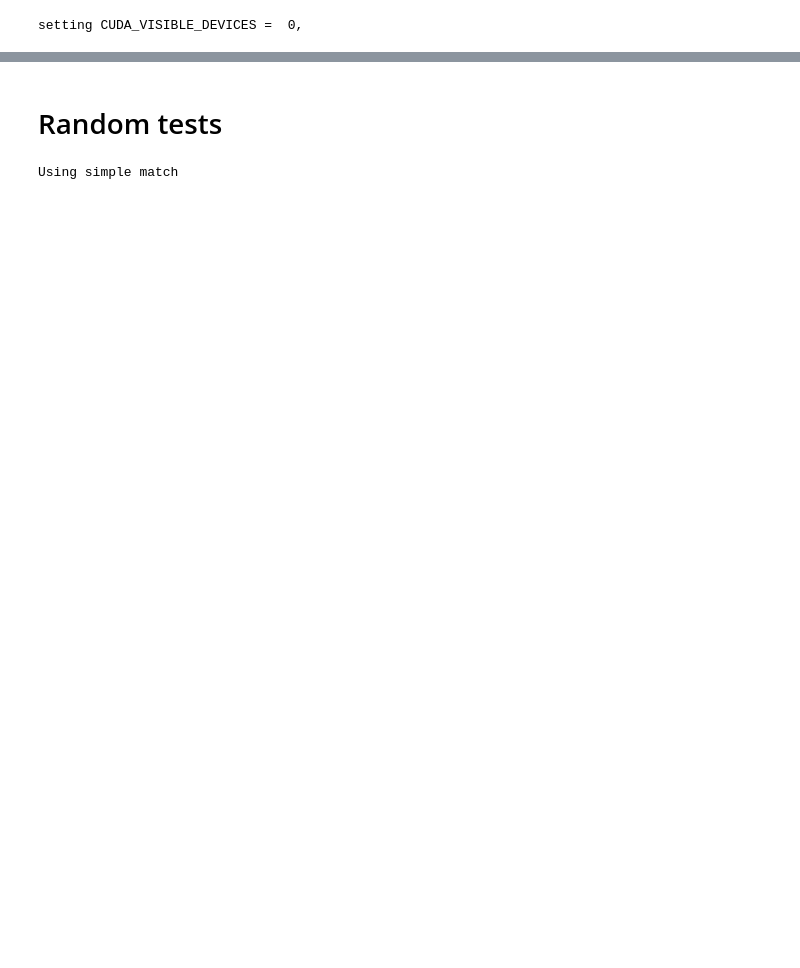
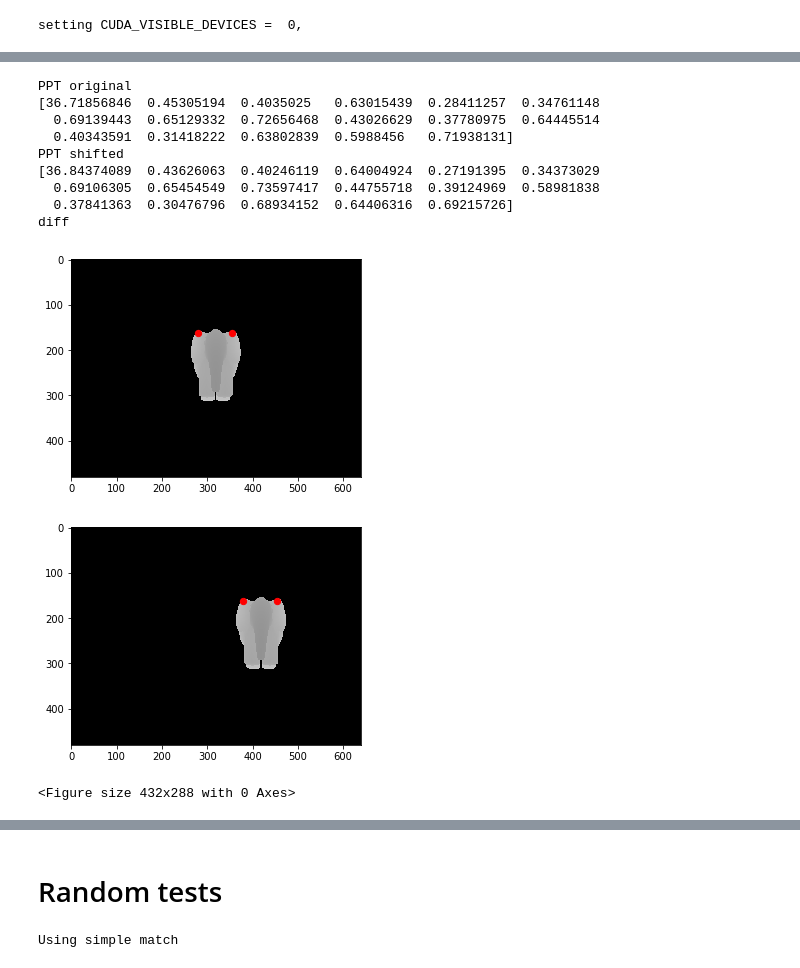
Before and after one commit to dtseng/pytorch-dense-correspondence, a Jupyter notebook: dense_correspondence/experiments/mech_search/simple_orb_correspondence.ipynb, the cells around one changed output, grey strips where cells are left out. Drawn from its saved outputs; the diff is of its cells as text; code cells hidden in the pictures; blank space fills up the shorter version.

```diff
--- a/dense_correspondence/experiments/mech_search/simple_orb_correspondence.ipynb
+++ b/dense_correspondence/experiments/mech_search/simple_orb_correspondence.ipynb
@@ -306,3 +330,47 @@ ZeroDivisionError: integer division or modulo by zero
+# %%
+plt.imshow(target)
+
+uv_A = [279, 161]
+uv_B = [355, 161]
+
+ppt1 = compute_PPT_feature(uv_A, uv_B, target, target_descriptors, camera_intrinsics, distance_weight=1)
+print("PPT original")
+print(ppt1)
+plt.scatter(x=[279, 355], y=[161, 161], c='r', s=40)
+plt.figure()
+
+plt.imshow(heap)
+
+uv_A = [379, 161]
+uv_B = [455, 161]
+ppt2 = compute_PPT_feature(uv_A, uv_B, heap, heap_descriptors, camera_intrinsics, distance_weight=1)
+plt.scatter(x=[379, 455], y=[161, 161], c='r', s=40)
+plt.figure()
+print("PPT shifted")
+print(ppt2)
+print("diff")
+
+
+# plt.imshow(heap)
+# plt.scatter(x=[485, 465], y=[68, 86], c='r', s=40)
+# plt.figure()
+
+# thoughts:
+#
+# only consider PPTs whose distance is within some threshold, and from there use simple_match
+# %% [output]
+PPT original
+[36.71856846  0.45305194  0.4035025   0.63015439  0.28411257  0.34761148
+  0.69139443  0.65129332  0.72656468  0.43026629  0.37780975  0.64445514
+  0.40343591  0.31418222  0.63802839  0.5988456   0.71938131]
+PPT shifted
+[36.84374089  0.43626063  0.40246119  0.64004924  0.27191395  0.34373029
+  0.69106305  0.65454549  0.73597417  0.44755718  0.39124969  0.58981838
+  0.37841363  0.30476796  0.68934152  0.64406316  0.69215726]
+diff
+[figure, added]
+[figure, added]
+<Figure size 432x288 with 0 Axes>
 # %%
 print("ORB: ")
 run_ORB("elephant_cat", "elephant", num_matches=10)
```
Also changed, not shown: parts of 24 cells of this notebook.
